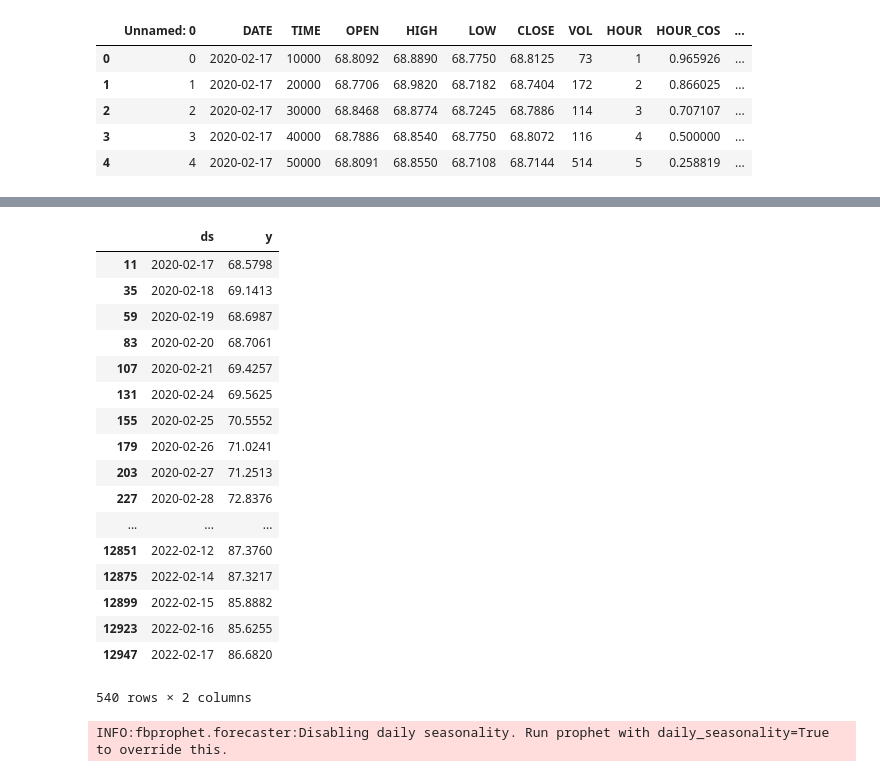
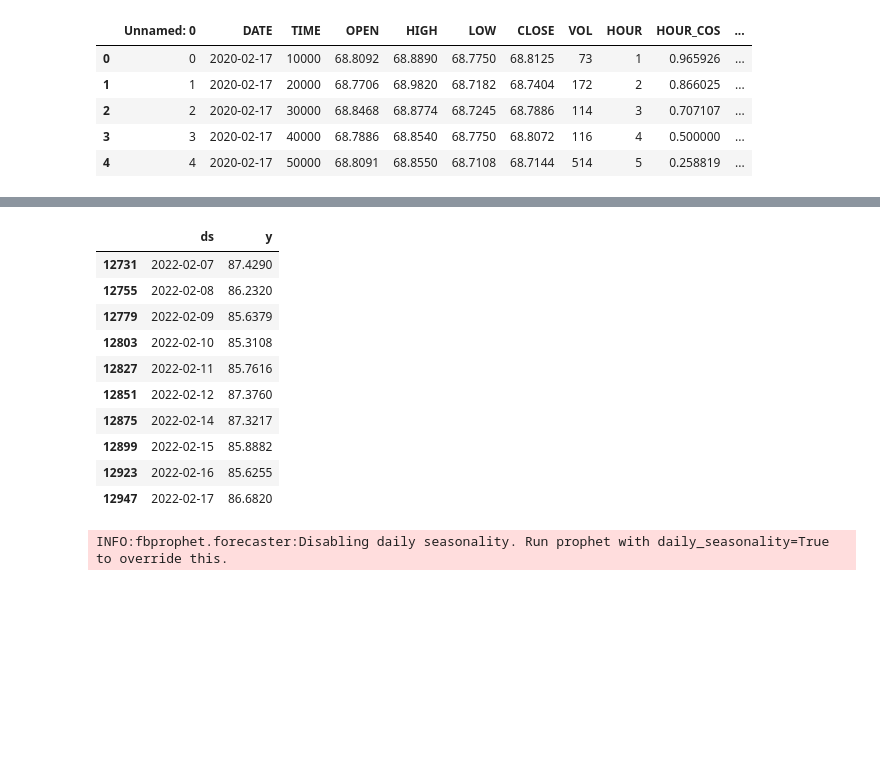
Before and after one commit to profMsaif/news-rubles, a Jupyter notebook: testing-prophet-for-time-series-prediction.ipynb, the cells around one changed output, grey strips where cells are left out. Cells and saved outputs as stored; diff of their text form; code cells hidden in the pictures; blank space fills up the shorter version.

```diff
--- a/testing-prophet-for-time-series-prediction.ipynb
+++ b/testing-prophet-for-time-series-prediction.ipynb
@@ -111,26 +78,19 @@ train_columns = ['DATE','OPEN']
 train = df_day[train_columns][:-15]
 train = train.rename(columns={'DATE':'ds','OPEN':'y'})
 # %%
-train
+train.tail(10)
 # %% [output]
 |  | ds | y |
-| 11 | 2020-02-17 | 68.5798 |
-| 35 | 2020-02-18 | 69.1413 |
-| 59 | 2020-02-19 | 68.6987 |
-| 83 | 2020-02-20 | 68.7061 |
-| 107 | 2020-02-21 | 69.4257 |
-| 131 | 2020-02-24 | 69.5625 |
-| 155 | 2020-02-25 | 70.5552 |
-| 179 | 2020-02-26 | 71.0241 |
-| 203 | 2020-02-27 | 71.2513 |
-| 227 | 2020-02-28 | 72.8376 |
-| ... | ... | ... |
+| 12731 | 2022-02-07 | 87.4290 |
+| 12755 | 2022-02-08 | 86.2320 |
+| 12779 | 2022-02-09 | 85.6379 |
+| 12803 | 2022-02-10 | 85.3108 |
+| 12827 | 2022-02-11 | 85.7616 |
 | 12851 | 2022-02-12 | 87.3760 |
 | 12875 | 2022-02-14 | 87.3217 |
 | 12899 | 2022-02-15 | 85.8882 |
 | 12923 | 2022-02-16 | 85.6255 |
 | 12947 | 2022-02-17 | 86.6820 |
-540 rows × 2 columns
 # %%
 m = Prophet()
 # m.add_seasonality(name='yearly', period=12, fourier_order=5)
```
Also changed, not shown: parts of 5 cells of this notebook.
